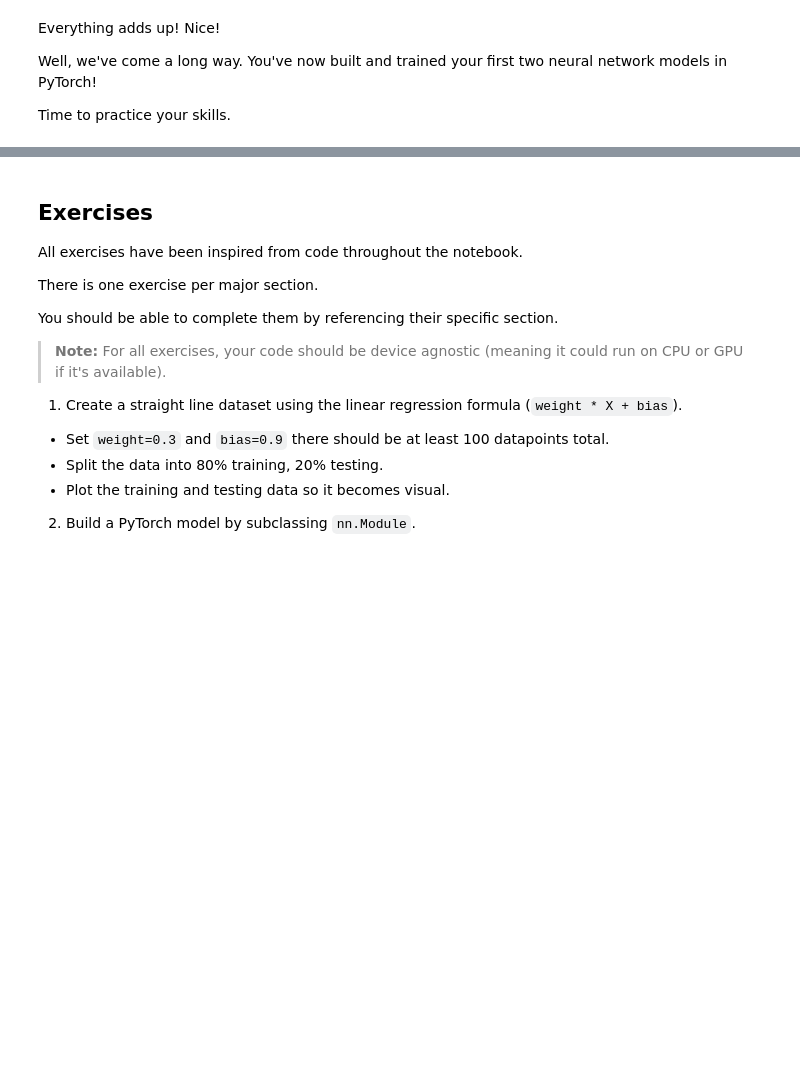
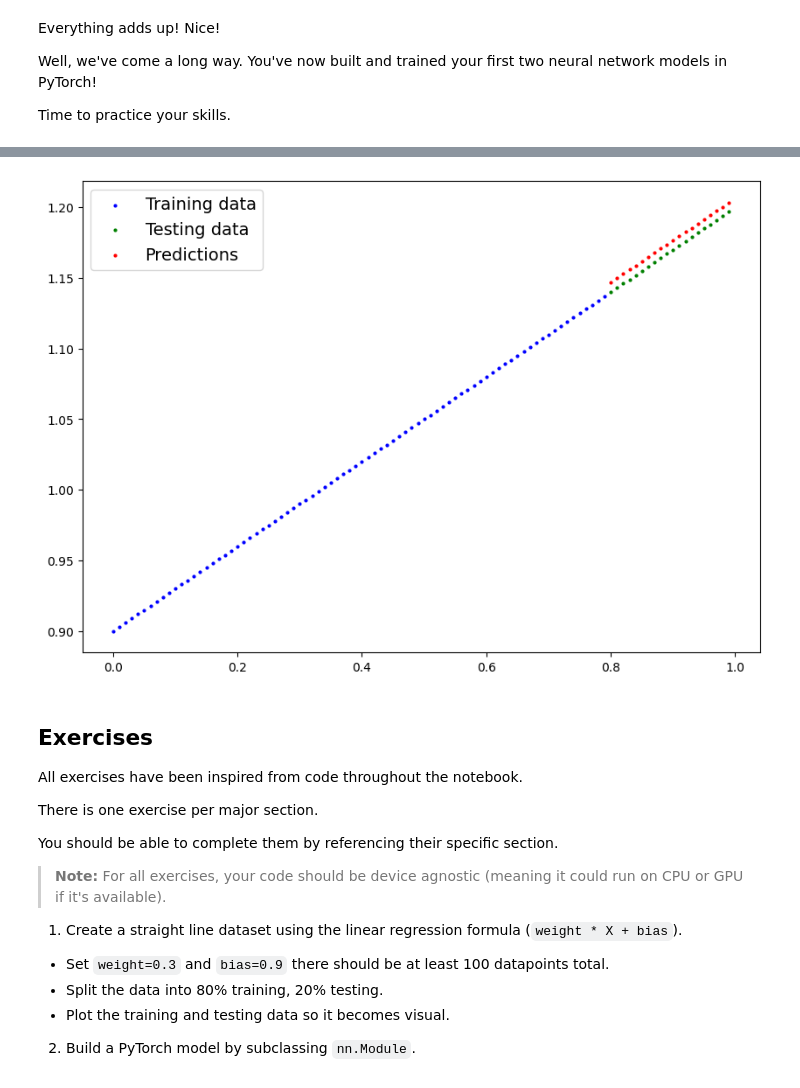
Before and after one commit to mattiscauwel/pytorch, a Jupyter notebook: 01_pytorch_workflow.ipynb, the cells around one changed output, grey strips where cells are left out. Saved outputs shown, nothing was run; the diff lists cells and outputs as text; code cells hidden in the pictures; blank space fills up the shorter version.

```diff
--- a/01_pytorch_workflow.ipynb
+++ b/01_pytorch_workflow.ipynb
@@ -1196,0 +1342,6 @@ Time to practice your skills.
+# %%
+model.eval()
+
+with torch.inference_mode():
+  y_preds = model(X_test)
+y_preds
@@ -1197,3 +1369,7 @@ Time to practice your skills.
+# %%
+plot_predictions(X_train, y_train, X_test, y_test, y_preds)
+# %% [output]
+[figure, added]
 # %% [markdown]
 ## Exercises
 
```
Also changed, not shown: parts of 23 cells of this notebook.
